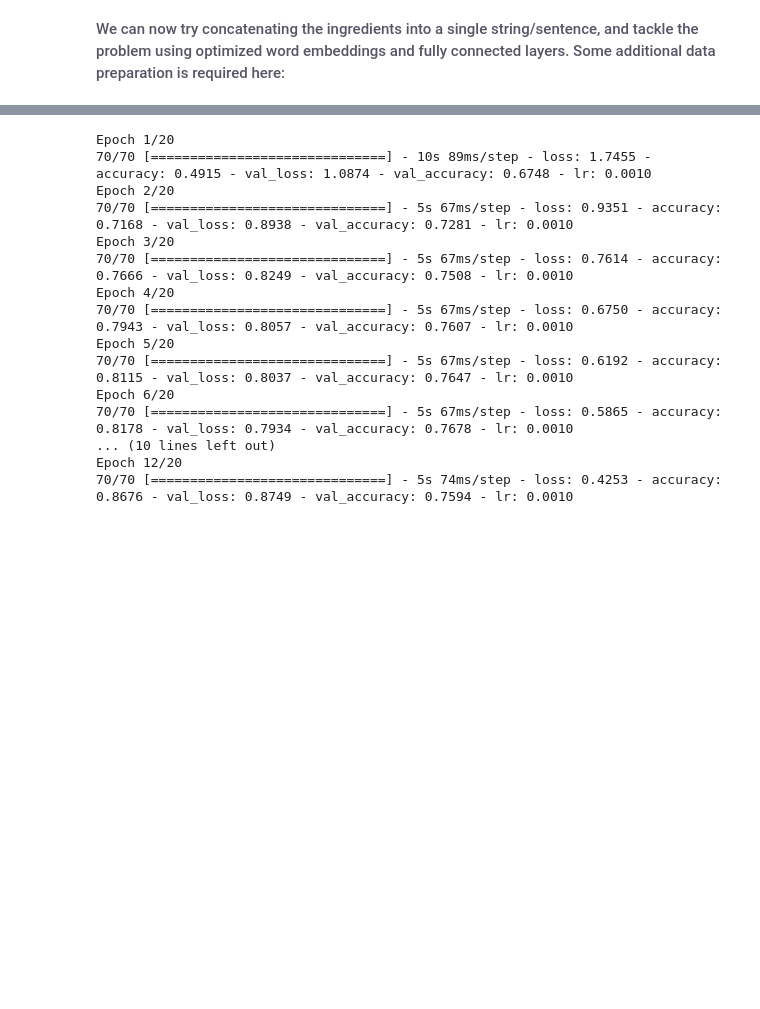
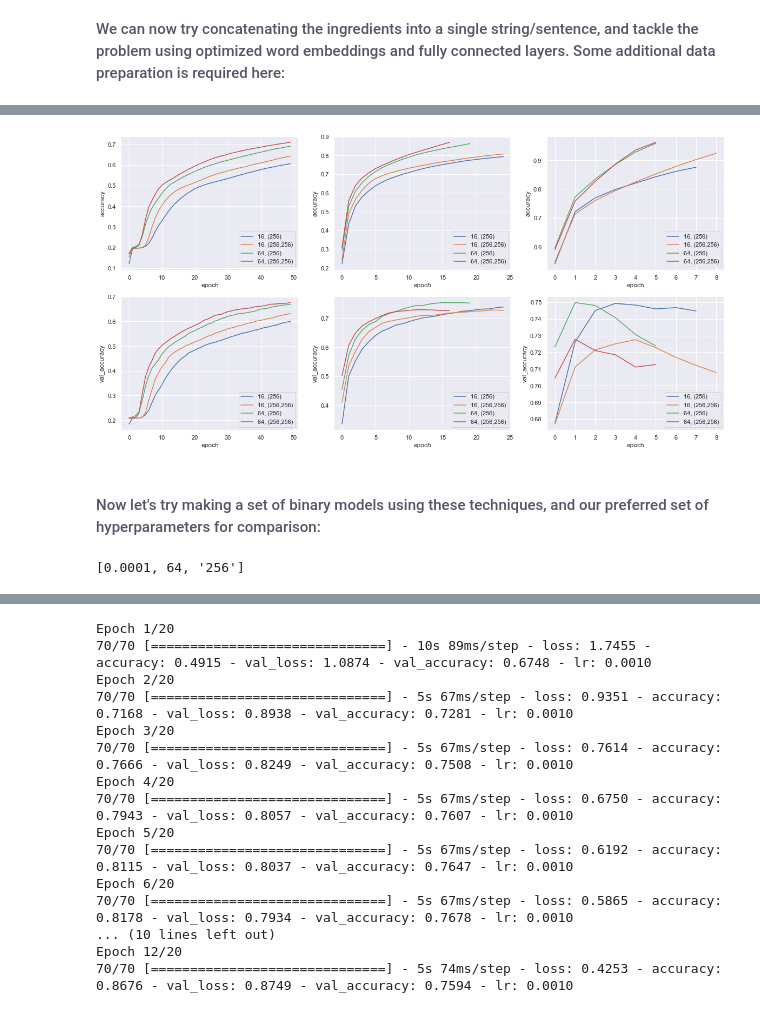
Before and after one commit to harveyhwm/kaggle-whats-cooking, a Jupyter notebook: kaggle-whats-cooking.ipynb, the cells around one changed output, grey strips where cells are left out. Drawn from its saved outputs; the diff is of its cells as text; code cells hidden in the pictures; blank space fills up the shorter version.

```diff
--- a/kaggle-whats-cooking.ipynb
+++ b/kaggle-whats-cooking.ipynb
@@ -939,0 +1000,3 @@ model_data_onehot = text_prepare(train_df[['recipe_clean','cuisine']], num_words
+# %%
+hyperparams_df = gen_hypers(hyperparams)
+hyperparams_df
@@ -939,0 +1017,30 @@ model_data_onehot = text_prepare(train_df[['recipe_clean','cuisine']], num_words
+# %%
+# use an early stopping callback to save training time
+early_stopping = EarlyStopping(monitor='val_accuracy', patience=4, mode='max', restore_best_weights=True)
+# %%
+for i in range(len(hyperparams_df)):
+    if i==0:
+        history = []
+        models = []
+        preds = []
+    learning_rate = hyperparams_df.iloc[i,:]['learning_rate']
+    embedding_dim = hyperparams_df.iloc[i,:]['embedding_dim']
+    dense_layers = hyperparams_df.iloc[i,:]['dense_layers']
+    models.append(embedding_model(input_length=token_length,categories=len(cuisine_groups),lr=learning_rate,
+                                  embedding_dim=embedding_dim,dense_layers=dense_layers))
+    print('Training Model',i+1,':',', '.join([str(a)+': '+str(b) for a,b in zip(list(hyperparams_df.columns),list(hyperparams_df.iloc[i,:]))]))
+
+    epochs = 50 if learning_rate < 1e-4 else 25
+
+    history.append(models[-1].fit(
+        train_data,
+        epochs = epochs,
+        validation_data = val_data,
+        verbose = 0,
+        callbacks = [early_stopping]
+    ).history)
+    save_model(models[-1],'models/model_dense_'+str(i+1)+'.h5')
+    preds.append(np.argmax(models[-1].predict(val_data),axis=1))
+history = pd.concat([pd.DataFrame(h) for h in history],axis=1).reset_index()
+history.columns = ['epoch']+list(history.columns)[1:]
+history.to_csv('model_data/history_dense.csv',index=False)
@@ -939,0 +1065,3 @@ model_data_onehot = text_prepare(train_df[['recipe_clean','cuisine']], num_words
+# %%
+accuracy = pd.concat([history.iloc[:,i:i+1] for i in range(2,len(history.columns),4)],axis=1)
+val_accuracy = pd.concat([history.iloc[:,i:i+1] for i in range(4,len(history.columns),4)],axis=1)
@@ -939,0 +1081,12 @@ model_data_onehot = text_prepare(train_df[['recipe_clean','cuisine']], num_words
+# %%
+labels = hyperparams_df.apply(lambda x: str(x['embedding_dim'])+', ('+str(x['dense_layers']+')'),axis=1)
+
+fig,axes = plt.subplots(2, 3, figsize=(20,10))
+for i in range(len(accuracy.columns)):
+    sns.lineplot(ax=axes[0,i//4], x = history['epoch'], y = accuracy.iloc[:,i], legend='brief', label=labels[i])
+    sns.lineplot(ax=axes[1,i//4], x = history['epoch'], y = val_accuracy.iloc[:,i], legend='brief', label=labels[i])
+# %% [output]
+[figure, added]
+# %% [markdown]
+#####
+<p style="font-weight: 500; color: #556;">Now let's try making a set of binary models using these techniques, and our preferred set of hyperparameters for comparison:</p>
@@ -939,0 +1099,4 @@ model_data_onehot = text_prepare(train_df[['recipe_clean','cuisine']], num_words
+# %%
+best_hps
+# %% [output]
+[0.0001, 64, '256']
```
Also changed, not shown: parts of 69 cells of this notebook, 4 other files.
